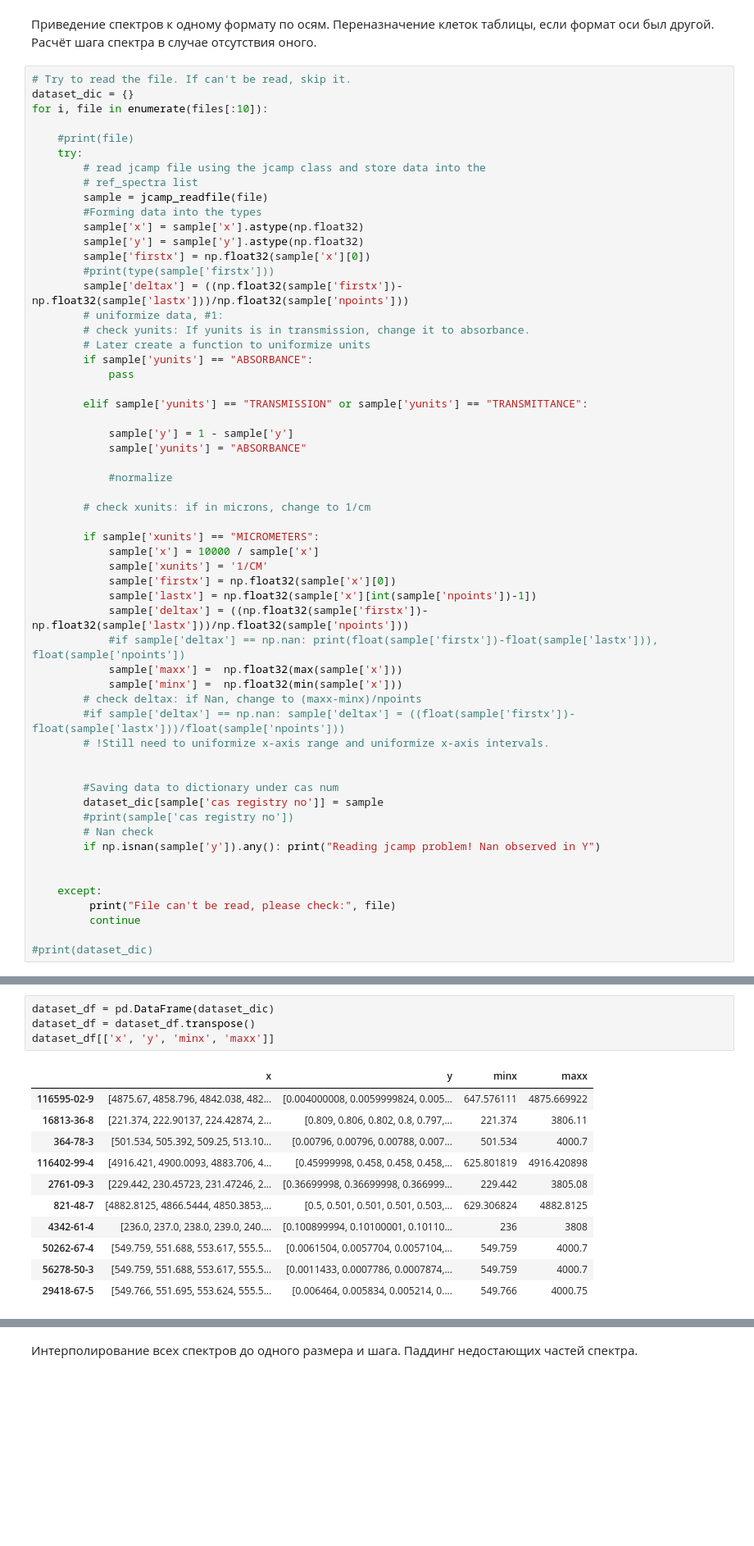
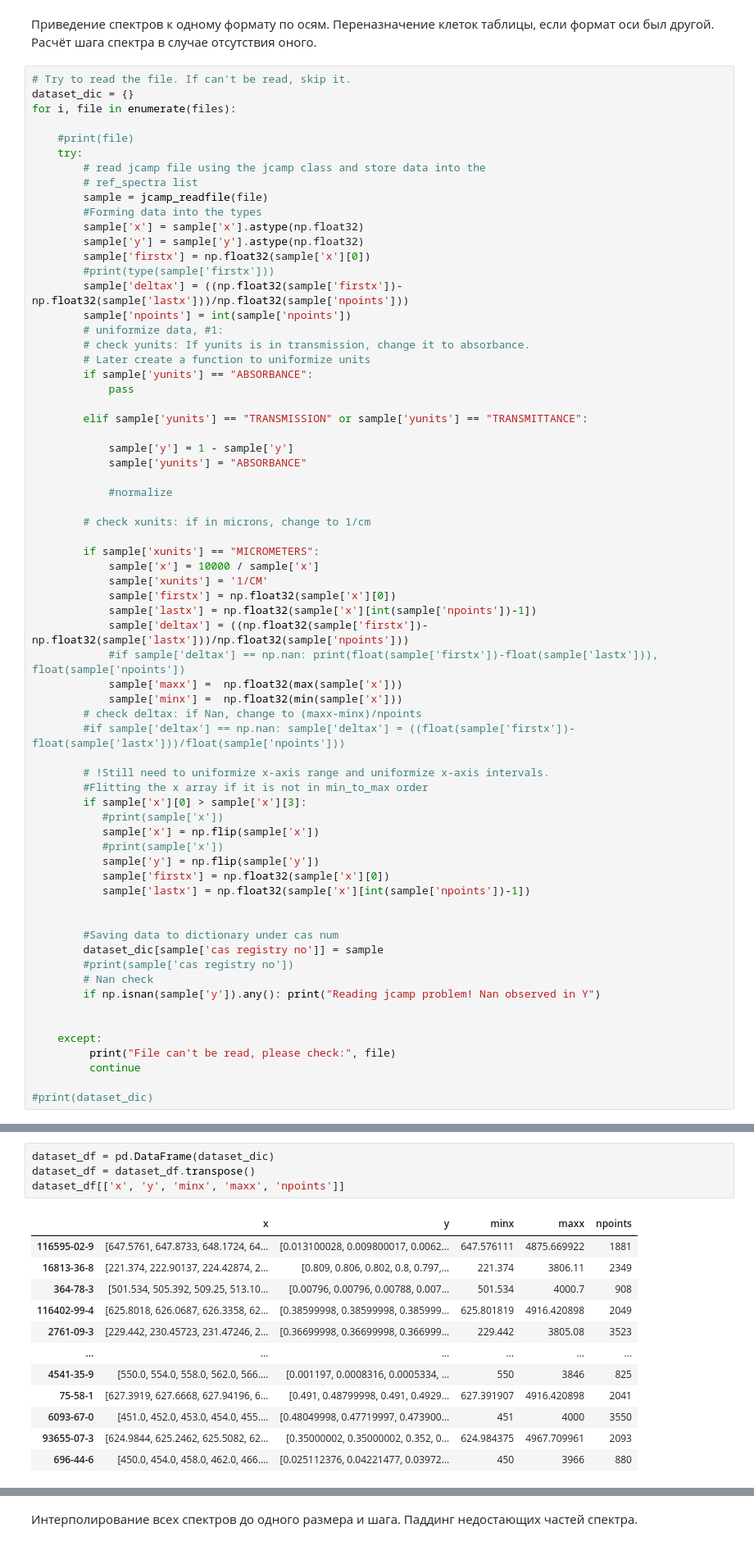
Before and after one commit to Lamblador/IR_expert_system, a Jupyter notebook: Koshelev_IR_expert_system_1_Dataset_Preparation.ipynb, the cells around one changed output, grey strips where cells are left out. Shown: that part at 82% size. Cells and saved outputs as stored; diff of their text form; blank space fills up the shorter version.

```diff
--- a/Koshelev_IR_expert_system_1_Dataset_Preparation.ipynb
+++ b/Koshelev_IR_expert_system_1_Dataset_Preparation.ipynb
@@ -1292,7 +1299,7 @@ print(sample["cas registry no"])
 # %%
 # Try to read the file. If can't be read, skip it.
 dataset_dic = {}
-for i, file in enumerate(files[:10]):
+for i, file in enumerate(files):
 
     #print(file)
     try:
@@ -1305,6 +1312,7 @@ for i, file in enumerate(files[:10]):
         sample['firstx'] = np.float32(sample['x'][0])
         #print(type(sample['firstx']))
         sample['deltax'] = ((np.float32(sample['firstx'])-np.float32(sample['lastx']))/np.float32(sample['npoints']))
+        sample['npoints'] = int(sample['npoints'])
         # uniformize data, #1:
         # check yunits: If yunits is in transmission, change it to absorbance.
         # Later create a function to uniformize units
@@ -1331,7 +1339,16 @@ for i, file in enumerate(files[:10]):
             sample['minx'] =  np.float32(min(sample['x']))
         # check deltax: if Nan, change to (maxx-minx)/npoints
         #if sample['deltax'] == np.nan: sample['deltax'] = ((float(sample['firstx'])-float(sample['lastx']))/float(sample['npoints']))
+
         # !Still need to uniformize x-axis range and uniformize x-axis intervals.
+        #Flitting the x array if it is not in min_to_max order
+        if sample['x'][0] > sample['x'][3]:
+           #print(sample['x'])
+           sample['x'] = np.flip(sample['x'])
+           #print(sample['x'])
+           sample['y'] = np.flip(sample['y'])
+           sample['firstx'] = np.float32(sample['x'][0])
+           sample['lastx'] = np.float32(sample['x'][int(sample['npoints'])-1])
 
 
         #Saving data to dictionary under cas num
@@ -1349,16 +1384,17 @@ for i, file in enumerate(files[:10]):
 # %%
 dataset_df = pd.DataFrame(dataset_dic)
 dataset_df = dataset_df.transpose()
-dataset_df[['x', 'y', 'minx', 'maxx']]
+dataset_df[['x', 'y', 'minx', 'maxx', 'npoints']]
 # %% [output]
-|  | x | y | minx | maxx |
-| 116595-02-9 | [4875.67, 4858.796, 4842.038, 482... | [0.004000008, 0.0059999824, 0.005... | 647.576111 | 4875.669922 |
-| 16813-36-8 | [221.374, 222.90137, 224.42874, 2... | [0.809, 0.806, 0.802, 0.8, 0.797,... | 221.374 | 3806.11 |
-| 364-78-3 | [501.534, 505.392, 509.25, 513.10... | [0.00796, 0.00796, 0.00788, 0.007... | 501.534 | 4000.7 |
-| 116402-99-4 | [4916.421, 4900.0093, 4883.706, 4... | [0.45999998, 0.458, 0.458, 0.458,... | 625.801819 | 4916.420898 |
-| 2761-09-3 | [229.442, 230.45723, 231.47246, 2... | [0.36699998, 0.36699998, 0.366999... | 229.442 | 3805.08 |
-| 821-48-7 | [4882.8125, 4866.5444, 4850.3853,... | [0.5, 0.501, 0.501, 0.501, 0.503,... | 629.306824 | 4882.8125 |
-| 4342-61-4 | [236.0, 237.0, 238.0, 239.0, 240.... | [0.100899994, 0.10100001, 0.10110... | 236 | 3808 |
-| 50262-67-4 | [549.759, 551.688, 553.617, 555.5... | [0.0061504, 0.0057704, 0.0057104,... | 549.759 | 4000.7 |
-| 56278-50-3 | [549.759, 551.688, 553.617, 555.5... | [0.0011433, 0.0007786, 0.0007874,... | 549.759 | 4000.7 |
-| 29418-67-5 | [549.766, 551.695, 553.624, 555.5... | [0.006464, 0.005834, 0.005214, 0.... | 549.766 | 4000.75 |
+|  | x | y | minx | maxx | npoints |
+| 116595-02-9 | [647.5761, 647.8733, 648.1724, 64... | [0.013100028, 0.009800017, 0.0062... | 647.576111 | 4875.669922 | 1881 |
+| 16813-36-8 | [221.374, 222.90137, 224.42874, 2... | [0.809, 0.806, 0.802, 0.8, 0.797,... | 221.374 | 3806.11 | 2349 |
+| 364-78-3 | [501.534, 505.392, 509.25, 513.10... | [0.00796, 0.00796, 0.00788, 0.007... | 501.534 | 4000.7 | 908 |
+| 116402-99-4 | [625.8018, 626.0687, 626.3358, 62... | [0.38599998, 0.38599998, 0.385999... | 625.801819 | 4916.420898 | 2049 |
+| 2761-09-3 | [229.442, 230.45723, 231.47246, 2... | [0.36699998, 0.36699998, 0.366999... | 229.442 | 3805.08 | 3523 |
+| ... | ... | ... | ... | ... | ... |
+| 4541-35-9 | [550.0, 554.0, 558.0, 562.0, 566.... | [0.001197, 0.0008316, 0.0005334, ... | 550 | 3846 | 825 |
+| 75-58-1 | [627.3919, 627.6668, 627.94196, 6... | [0.491, 0.48799998, 0.491, 0.4929... | 627.391907 | 4916.420898 | 2041 |
+| 6093-67-0 | [451.0, 452.0, 453.0, 454.0, 455.... | [0.48049998, 0.47719997, 0.473900... | 451 | 4000 | 3550 |
+| 93655-07-3 | [624.9844, 625.2462, 625.5082, 62... | [0.35000002, 0.35000002, 0.352, 0... | 624.984375 | 4967.709961 | 2093 |
+| 696-44-6 | [450.0, 454.0, 458.0, 462.0, 466.... | [0.025112376, 0.04221477, 0.03972... | 450 | 3966 | 880 |
```
Also changed, not shown: parts of 13 cells of this notebook.
